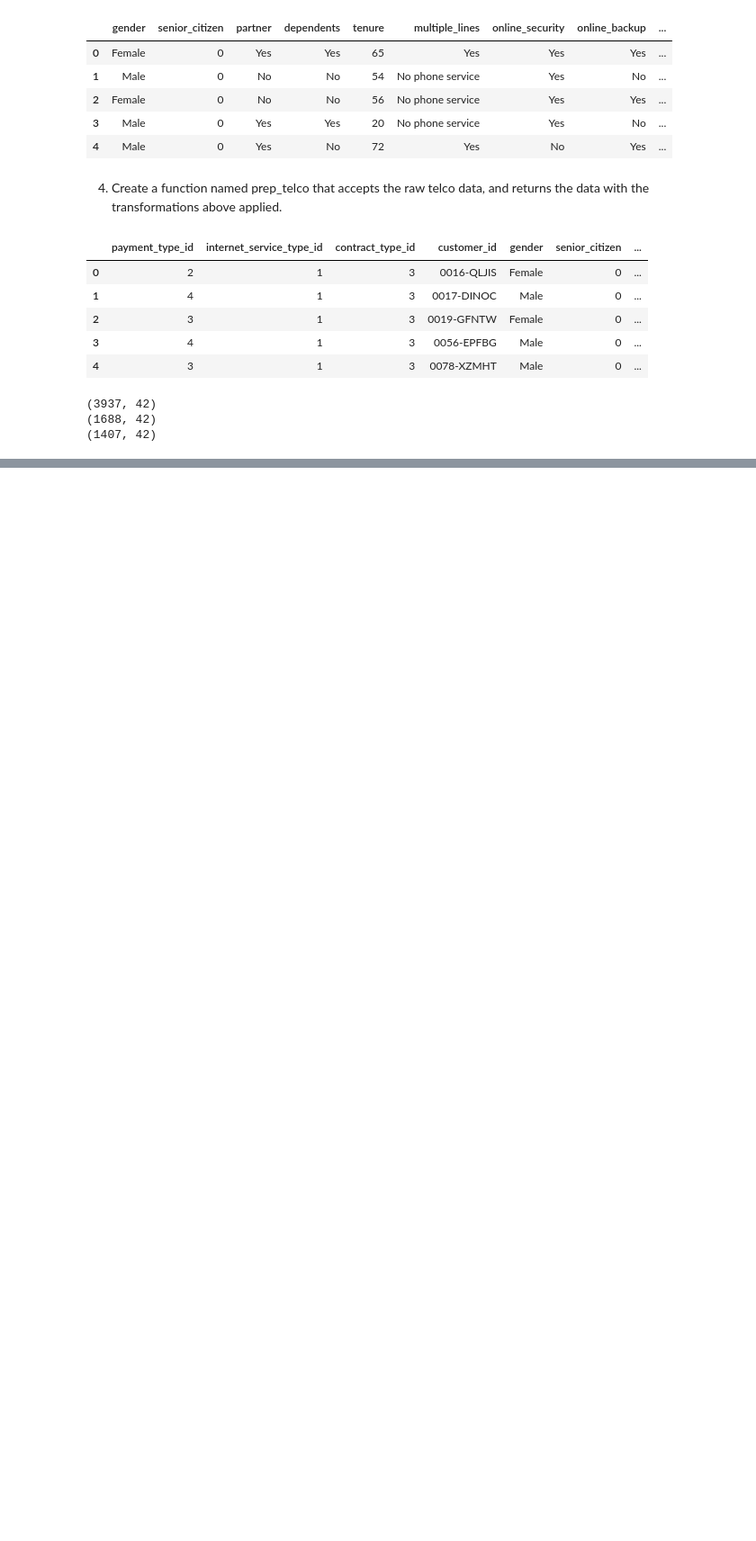
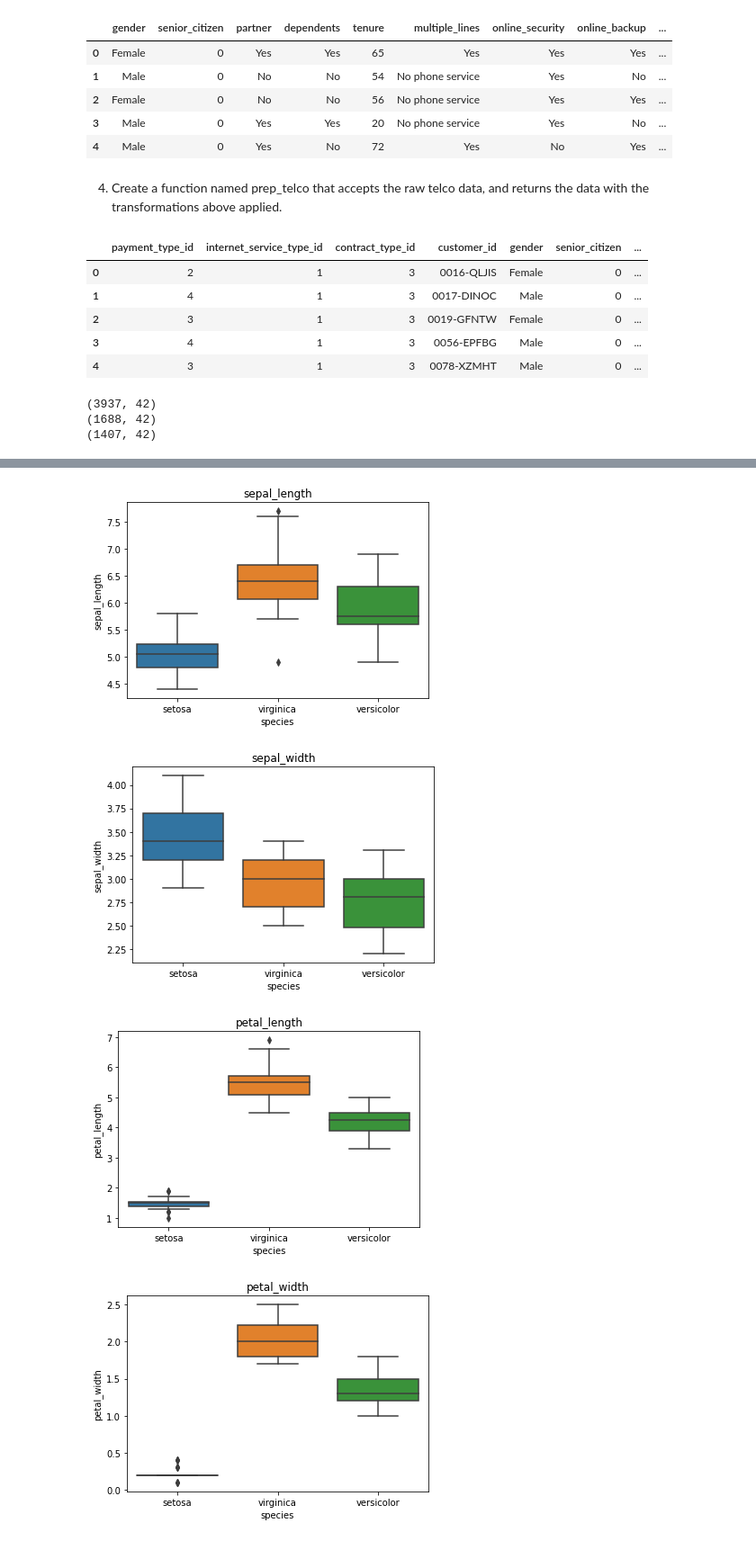
Before and after one commit to lainslie-18/classification-exercises, a Jupyter notebook: classification_exercises.ipynb, the cells around one changed output, grey strips where cells are left out. Shown at 90% size. Drawn from its saved outputs; the diff is of its cells as text; code cells hidden in the pictures; blank space fills up the shorter version.

```diff
--- a/classification_exercises.ipynb
+++ b/classification_exercises.ipynb
@@ -734,0 +816,10 @@ print(test.shape)
+# %%
+for col in quantitative_cols:
+    sns.boxplot(y=train[col], x=train['species'])
+    plt.title(col)
+    plt.show()
+# %% [output]
+[figure, added]
+[figure, added]
+[figure, added]
+[figure, added]
```
Also changed, not shown: parts of 73 cells of this notebook, 1 other file.
